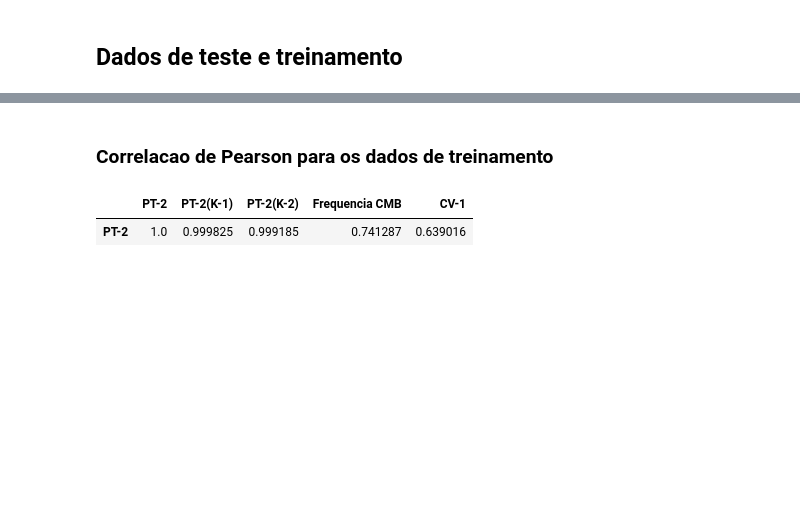
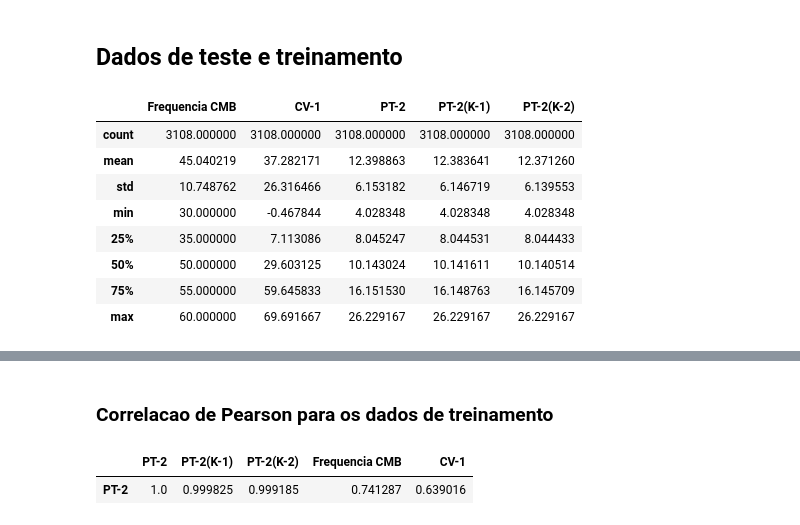
Before and after one commit to Miguel-mmf/smart-automation, a Jupyter notebook: ava02/pt2/tree_based_models.ipynb, the cells around one changed output, grey strips where cells are left out. Cells and saved outputs as stored; diff of their text form; code cells hidden in the pictures; blank space fills up the shorter version.

```diff
--- a/ava02/pt2/tree_based_models.ipynb
+++ b/ava02/pt2/tree_based_models.ipynb
@@ -46,3 +45,15 @@ except Exception as e:
 # %%
 train_data = pd.read_csv('data/1s/train_data.csv')
 test_data = pd.read_csv('data/1s/test_data.csv')
+# %%
+train_data.describe()
+# %% [output]
+|  | Frequencia CMB | CV-1 | PT-2 | PT-2(K-1) | PT-2(K-2) |
+| count | 3108.000000 | 3108.000000 | 3108.000000 | 3108.000000 | 3108.000000 |
+| mean | 45.040219 | 37.282171 | 12.398863 | 12.383641 | 12.371260 |
+| std | 10.748762 | 26.316466 | 6.153182 | 6.146719 | 6.139553 |
+| min | 30.000000 | -0.467844 | 4.028348 | 4.028348 | 4.028348 |
+| 25% | 35.000000 | 7.113086 | 8.045247 | 8.044531 | 8.044433 |
+| 50% | 50.000000 | 29.603125 | 10.143024 | 10.141611 | 10.140514 |
+| 75% | 55.000000 | 59.645833 | 16.151530 | 16.148763 | 16.145709 |
+| max | 60.000000 | 69.691667 | 26.229167 | 26.229167 | 26.229167 |
```
Also changed, not shown: parts of 2 cells of this notebook, 7 other files.
